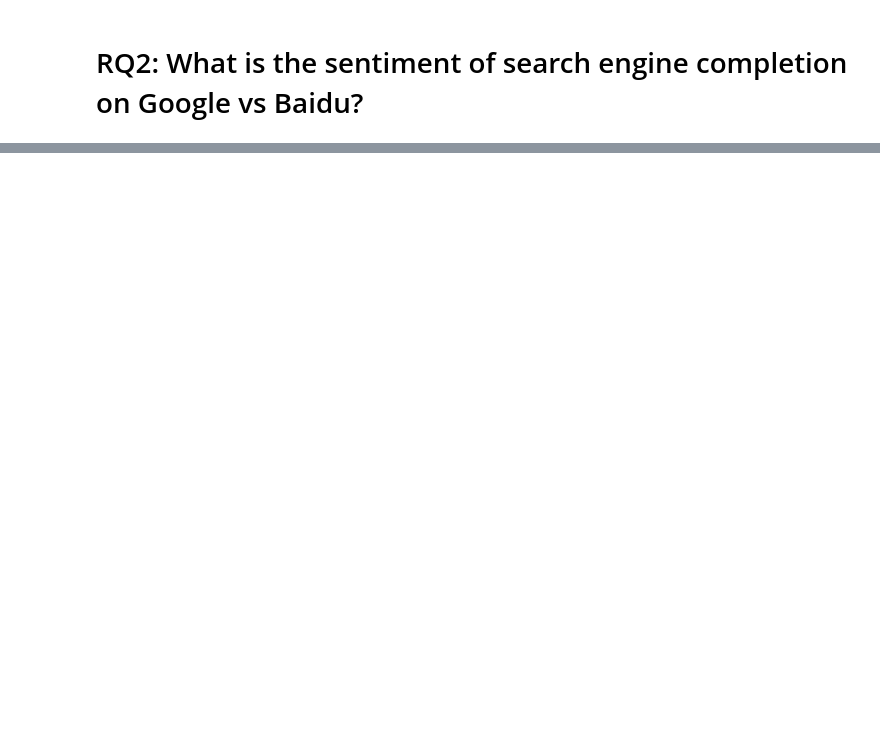
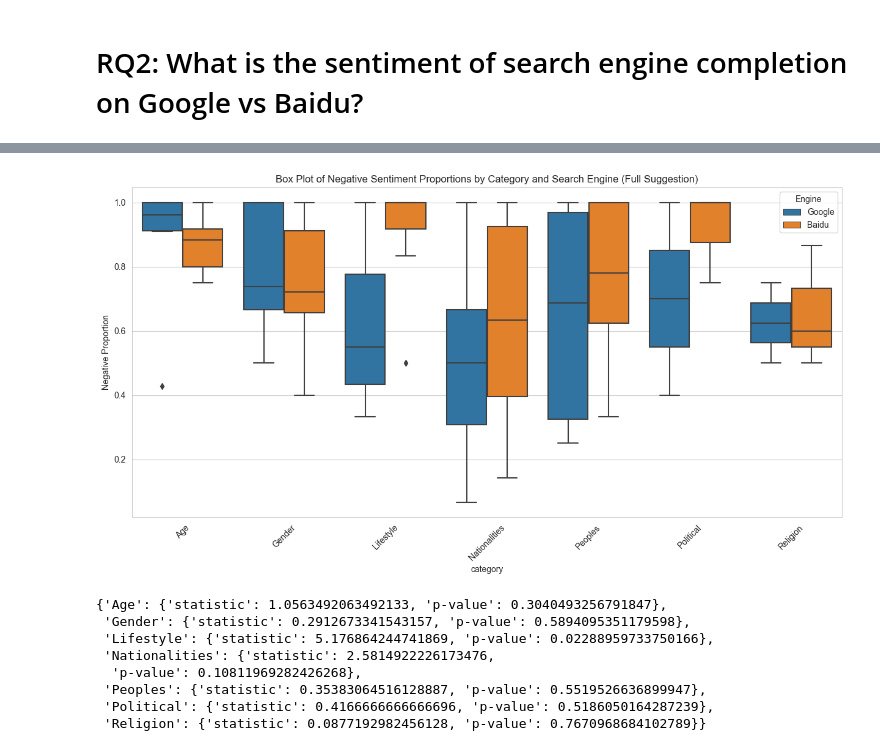
Before and after one commit to leoleepsyche/stereotype_in_baidu_google, a Jupyter notebook: francesco_replication_analysis.ipynb, the cells around one changed output, grey strips where cells are left out. Cells and saved outputs as stored; diff of their text form; code cells hidden in the pictures; blank space fills up the shorter version.

```diff
--- a/francesco_replication_analysis.ipynb
+++ b/francesco_replication_analysis.ipynb
@@ -194,0 +237,19 @@ plt.show()
+# %%
+# Filtering the data to include only the rows where there is a recorded negative proportion
+filtered_google_data = google_negative_proportions_df[google_negative_proportions_df['Negative Proportion'].notna()]
+filtered_baidu_data = baidu_negative_proportions_df[baidu_negative_proportions_df['Negative Proportion'].notna()]
+
+# Performing the Kruskal-Wallis test for each category
+categories = combined_data['category'].unique()
+kruskal_results = {}
+
+for category in categories:
+    google_data_cat = filtered_google_data[filtered_google_data['category'] == category]['Negative Proportion']
+    baidu_data_cat = filtered_baidu_data[filtered_baidu_data['category'] == category]['Negative Proportion']
+
+    # Perform Kruskal-Wallis test if both Google and Baidu have data for the category
+    if not google_data_cat.empty and not baidu_data_cat.empty:
+        stat, p = kruskal(google_data_cat, baidu_data_cat)
+        kruskal_results[category] = {'statistic': stat, 'p-value': p}
+
+kruskal_results
@@ -194,0 +267,56 @@ plt.show()
+# %%
+
+
+
+# Filtering the data for the 'Sentiment Rating (Full Suggestion)' column
+google_full_suggestion_negative = google_start_with_query[google_start_with_query['sentiment_rating_full_suggestion'] == 'Negative'].groupby(['category', 'group']).size() / google_start_with_query.groupby(['category', 'group']).size()
+baidu_full_suggestion_negative = baidu_start_with_query[baidu_start_with_query['sentiment_rating_full_suggestion'] == 'Negative'].groupby(['category', 'group_English']).size() / baidu_start_with_query.groupby(['category', 'group_English']).size()
+
+# Resetting index to convert Series to DataFrame for plotting
+google_full_suggestion_negative_df = google_full_suggestion_negative.reset_index(name='Negative Proportion')
+baidu_full_suggestion_negative_df = baidu_full_suggestion_negative.reset_index(name='Negative Proportion')
+
+# Renaming columns for Baidu data to match Google data
+baidu_full_suggestion_negative_df.rename(columns={'group_English': 'group'}, inplace=True)
+
+# Adding a column to distinguish between Google and Baidu data
+google_full_suggestion_negative_df['Engine'] = 'Google'
+baidu_full_suggestion_negative_df['Engine'] = 'Baidu'
+
+# Concatenating both dataframes
+combined_full_suggestion_data = pd.concat([google_full_suggestion_negative_df, baidu_full_suggestion_negative_df])
+
+# Plotting the combined box plot with hue based on search engine
+plt.figure(figsize=(15, 7))
+sns.boxplot(data=combined_full_suggestion_data, x='category', y='Negative Proportion', hue='Engine')
+plt.title('Box Plot of Negative Sentiment Proportions by Category and Search Engine (Full Suggestion)')
+plt.xticks(rotation=45)
+plt.show()
+
+# Preparing the data for Kruskal-Wallis test (Full Suggestion)
+filtered_google_full_suggestion_data = google_full_suggestion_negative_df[google_full_suggestion_negative_df['Negative Proportion'].notna()]
+filtered_baidu_full_suggestion_data = baidu_full_suggestion_negative_df[baidu_full_suggestion_negative_df['Negative Proportion'].notna()]
+
+# Performing the Kruskal-Wallis test for each category (Full Suggestion)
+kruskal_results_full_suggestion = {}
+
+for category in categories:
+    google_data_cat_full = filtered_google_full_suggestion_data[filtered_google_full_suggestion_data['category'] == category]['Negative Proportion']
+    baidu_data_cat_full = filtered_baidu_full_suggestion_data[filtered_baidu_full_suggestion_data['category'] == category]['Negative Proportion']
+
+    # Perform Kruskal-Wallis test if both Google and Baidu have data for the category
+    if not google_data_cat_full.empty and not baidu_data_cat_full.empty:
+        stat, p = kruskal(google_data_cat_full, baidu_data_cat_full)
+        kruskal_results_full_suggestion[category] = {'statistic': stat, 'p-value': p}
+
+kruskal_results_full_suggestion
+# %% [output]
+[figure, added]
+{'Age': {'statistic': 1.0563492063492133, 'p-value': 0.3040493256791847},
+ 'Gender': {'statistic': 0.2912673341543157, 'p-value': 0.5894095351179598},
+ 'Lifestyle': {'statistic': 5.176864244741869, 'p-value': 0.02288959733750166},
+ 'Nationalities': {'statistic': 2.5814922226173476,
+  'p-value': 0.10811969282426268},
+ 'Peoples': {'statistic': 0.35383064516128887, 'p-value': 0.5519526636899947},
+ 'Political': {'statistic': 0.4166666666666696, 'p-value': 0.5186050164287239},
+ 'Religion': {'statistic': 0.0877192982456128, 'p-value': 0.7670968684102789}}
```
Also changed, not shown: parts of 7 cells of this notebook.
